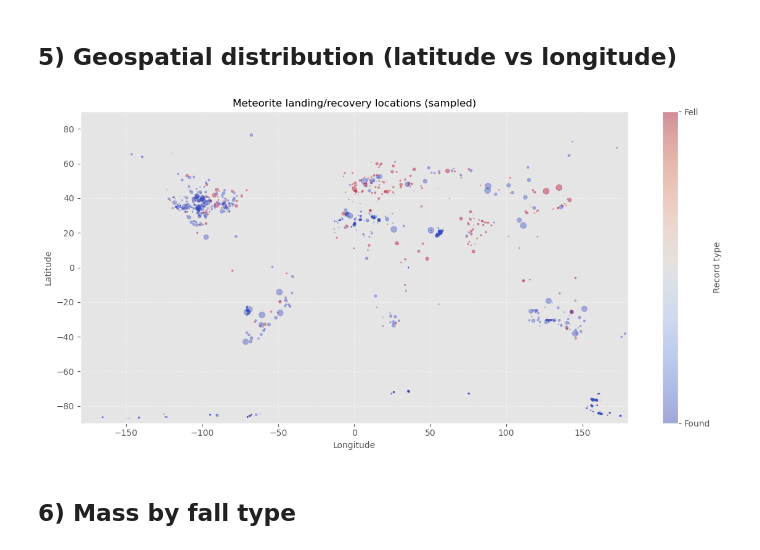
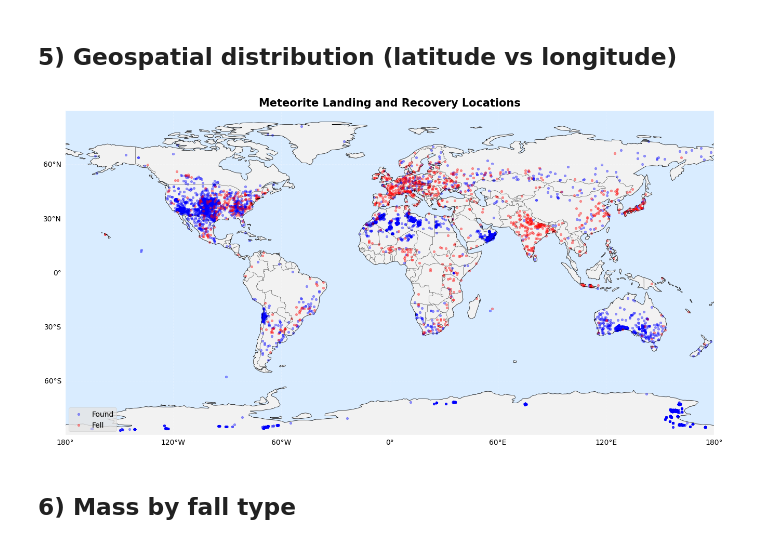
Before and after one commit to vdss-fs26-ds25a/ds25a-5-meteorite-impacts, a Jupyter notebook: eda/eda.ipynb, the cells around one changed output. Cells and saved outputs as stored; diff of their text form; code cells hidden in the pictures.

```diff
--- a/eda/eda.ipynb
+++ b/eda/eda.ipynb
@@ -170,34 +183,61 @@ plt.show()
 # %% [markdown]
 ## 5) Geospatial distribution (latitude vs longitude)
 # %%
-sample_for_map = eda_df.sample(min(7000, len(eda_df)), random_state=42)
-sizes = np.sqrt(sample_for_map["mass_g"].clip(lower=1).clip(upper=1_000_000)) / 20
+import matplotlib.pyplot as plt
+import cartopy.crs as ccrs
+import cartopy.feature as cfeature
 
-fig, ax = plt.subplots(figsize=(12, 6))
-scatter = ax.scatter(
-    sample_for_map["reclong"],
-    sample_for_map["reclat"],
-    c=(sample_for_map["fall"] == "Fell").astype(int),
-    s=sizes,
+fig = plt.figure(figsize=(14, 7))
+ax = plt.axes(projection=ccrs.PlateCarree())
+
+# Weltkarte
+ax.add_feature(cfeature.LAND, facecolor="#f2f2f2")
+ax.add_feature(cfeature.OCEAN, facecolor="#d9ecff")
+ax.add_feature(cfeature.COASTLINE, linewidth=0.5)
+ax.add_feature(cfeature.BORDERS, linewidth=0.3)
+
+# Daten trennen
+found = eda_df[eda_df["fall"] != "Fell"]
+fell = eda_df[eda_df["fall"] == "Fell"]
+
+# Found (blau)
+ax.scatter(
+    found["reclong"],
+    found["reclat"],
+    color="blue",
+    s=10,
     alpha=0.4,
-    cmap="coolwarm",
+    transform=ccrs.PlateCarree(),
+    label="Found"
 )
 
-ax.set_title("Meteorite landing/recovery locations (sampled)")
-ax.set_xlabel("Longitude")
-ax.set_ylabel("Latitude")
-ax.set_xlim(-180, 180)
-ax.set_ylim(-90, 90)
-ax.grid(True, linestyle="--", alpha=0.4)
+# Fell (rot)
+ax.scatter(
+    fell["reclong"],
+    fell["reclat"],
+    color="red",
+    s=10,
+    alpha=0.4,
+    transform=ccrs.PlateCarree(),
+    label="Fell"
+)
 
-cbar = plt.colorbar(scatter, ax=ax, ticks=[0, 1])
-cbar.ax.set_yticklabels(["Found", "Fell"])
-cbar.set_label("Record type")
+# Titel
+ax.set_title("Meteorite Landing and Recovery Locations", fontsize=15, weight="bold")
+ax.set_global()
+
+# Grid
+gl = ax.gridlines(draw_labels=True, linestyle="--", alpha=0.25)
+gl.top_labels = False
+gl.right_labels = False
+
+# Legende
+ax.legend(loc="lower left")
 
 plt.tight_layout()
 plt.show()
 # %% [output]
-[figure, old version]
+[figure, new version]
 # %% [markdown]
 ## 6) Mass by fall type
 # %%
```
Also changed, not shown: parts of 4 cells of this notebook, 9 other files.
